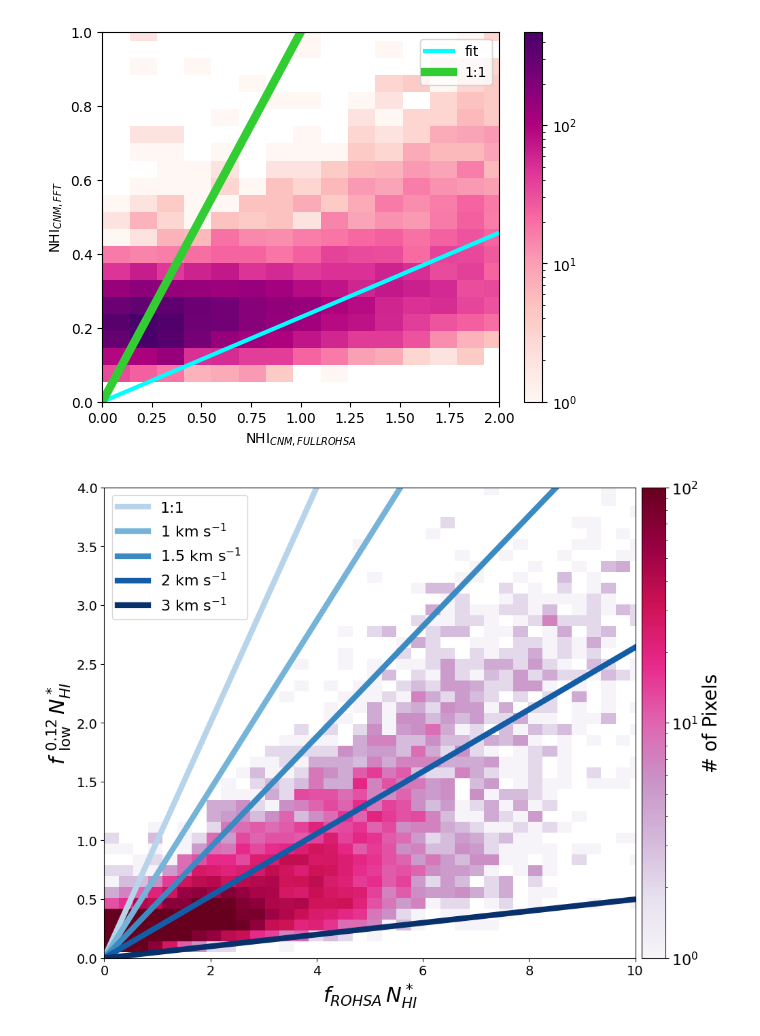
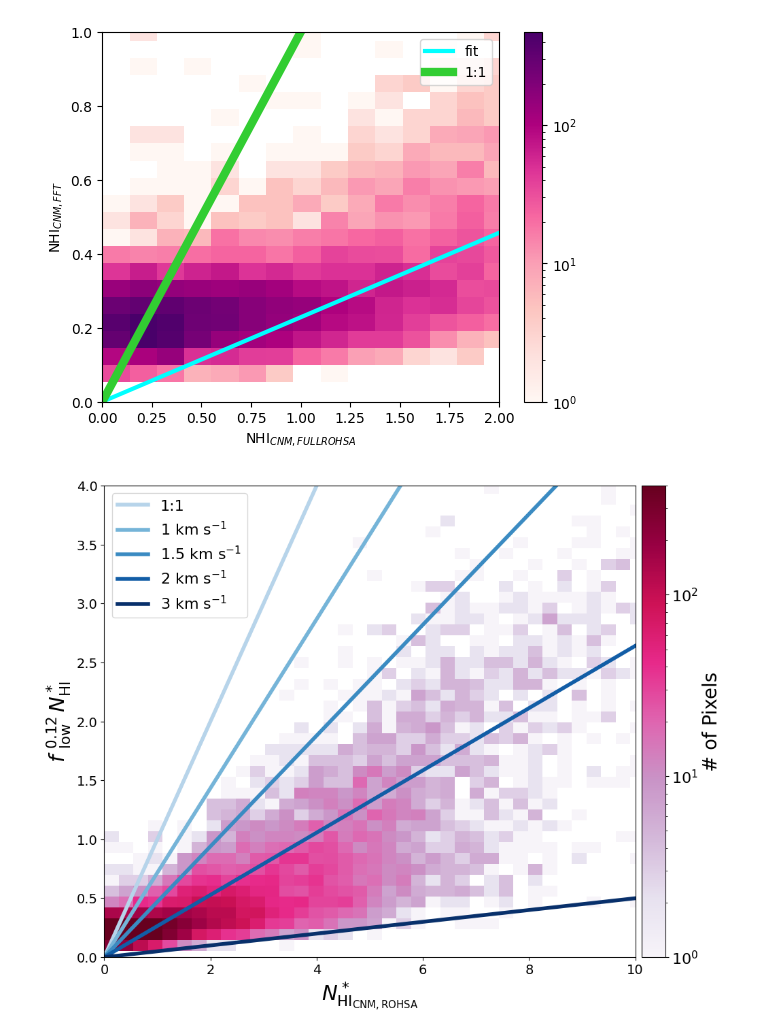
Before and after one commit to lukavujeva/ast425, a Jupyter notebook: Marchal_et_al_2022b_forpaper_final.ipynb, the cells around one changed output. Saved outputs shown, nothing was run; the diff lists cells and outputs as text; code cells hidden in the pictures.

```diff
--- a/Marchal_et_al_2022b_forpaper_final.ipynb
+++ b/Marchal_et_al_2022b_forpaper_final.ipynb
@@ -318,32 +317,32 @@ plt.legend()
 # %%
 import matplotlib
 import matplotlib.pylab as pl
 
 n = 5
 colors = pl.cm.Blues(np.linspace(0.3,1.,n))
 
 plt.figure(figsize=(12.,9.))
 ax = fig.add_subplot(111)
-plt.xlabel(r'$f_{ROHSA}\, N_{HI}^*$', fontsize=22.)
-plt.ylabel(r'$f\ ^{0.12}_{\rm low}\,N_{HI}^*$', fontsize=22.)
+plt.xlabel(r'$N_{\rm HI_{CNM, ROHSA}}^*$', fontsize=22.)
+plt.ylabel(r'$f\ ^{0.12}_{\rm low}\,N_{\rm HI}^*$', fontsize=22.)
 ax.tick_params(labelsize = 18.)
-plt.hist2d(NHI_cnmmodel.flatten(),cnm_fft.flatten(), bins = 50, cmap="PuRd",norm=matplotlib.colors.LogNorm(vmax=100))
-plt.plot(x_sim,f(x_sim, 1), linewidth=6, color=colors[0], label='1:1')
-plt.plot(x_sim,f(x_sim, 0.717), linewidth=6, color=colors[1], label='1 km s$^{-1}$')
-plt.plot(x_sim,f(x_sim, 0.47), linewidth=6, color=colors[2], label='1.5 km s$^{-1}$')
-plt.plot(x_sim,f(x_sim, 0.26416), linewidth=6, color=colors[3], label='2 km s$^{-1}$')
-plt.plot(x_sim,f(x_sim, 0.05), linewidth=6, color=colors[4], label='3 km s$^{-1}$')
+plt.hist2d(NHI_cnmmodel.flatten(),cnm_fft.flatten(), bins = 50, cmap="PuRd",norm=matplotlib.colors.LogNorm(vmax=400))
+plt.plot(x_sim,f(x_sim, 1), linewidth=4, color=colors[0], label='1:1')
+plt.plot(x_sim,f(x_sim, 0.717), linewidth=4, color=colors[1], label='1 km s$^{-1}$')
+plt.plot(x_sim,f(x_sim, 0.47), linewidth=4, color=colors[2], label='1.5 km s$^{-1}$')
+plt.plot(x_sim,f(x_sim, 0.26416), linewidth=4, color=colors[3], label='2 km s$^{-1}$')
+plt.plot(x_sim,f(x_sim, 0.05), linewidth=4, color=colors[4], label='3 km s$^{-1}$')
 plt.xlim(0,10)
 plt.ylim(0,4)
 # plt.colorbar(pad = 0.01, label = r'# of Pixels')
 plt.tick_params(labelsize=14)
 cbar=plt.colorbar(pad = 0.01)
 cbar.ax.tick_params(labelsize=16)
 cbar.set_label(r'# of Pixels',size=20)
 
 # plt.colorbar().set_label(label='# of Pixels',size=15,weight='bold')
 plt.legend(loc='upper left',fontsize=16)
 plt.savefig('comparison_frac_2dhist.pdf', format='pdf', bbox_inches='tight', pad_inches=0.02)
 plt.show()
 # %% [output]
-[figure, old version]
+[figure, new version]
```
Also changed, not shown: parts of 4 cells of this notebook.
